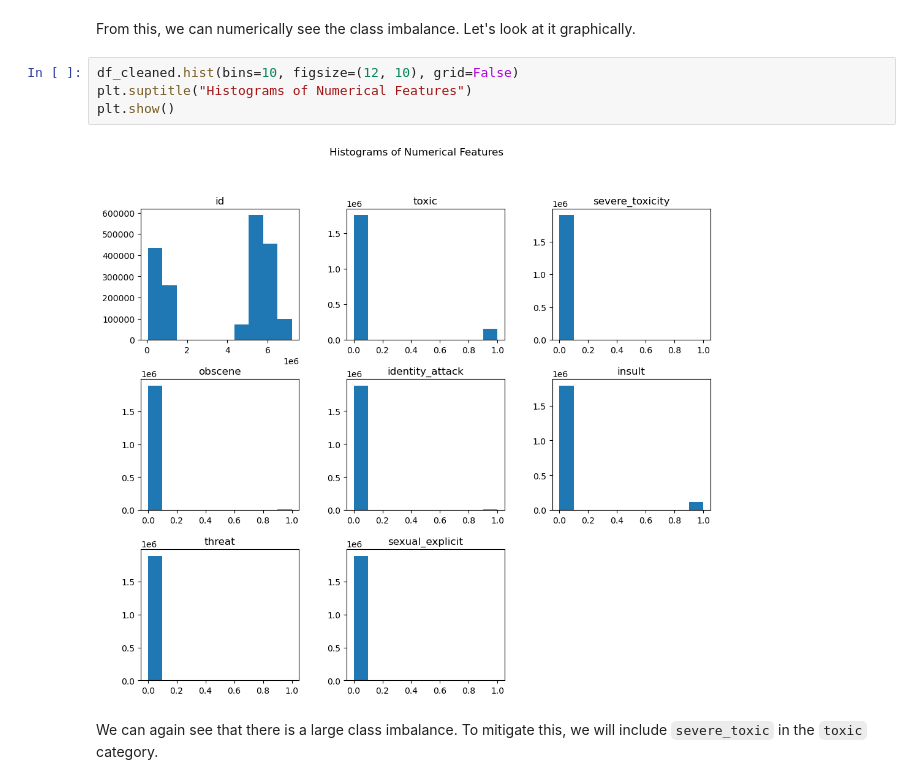
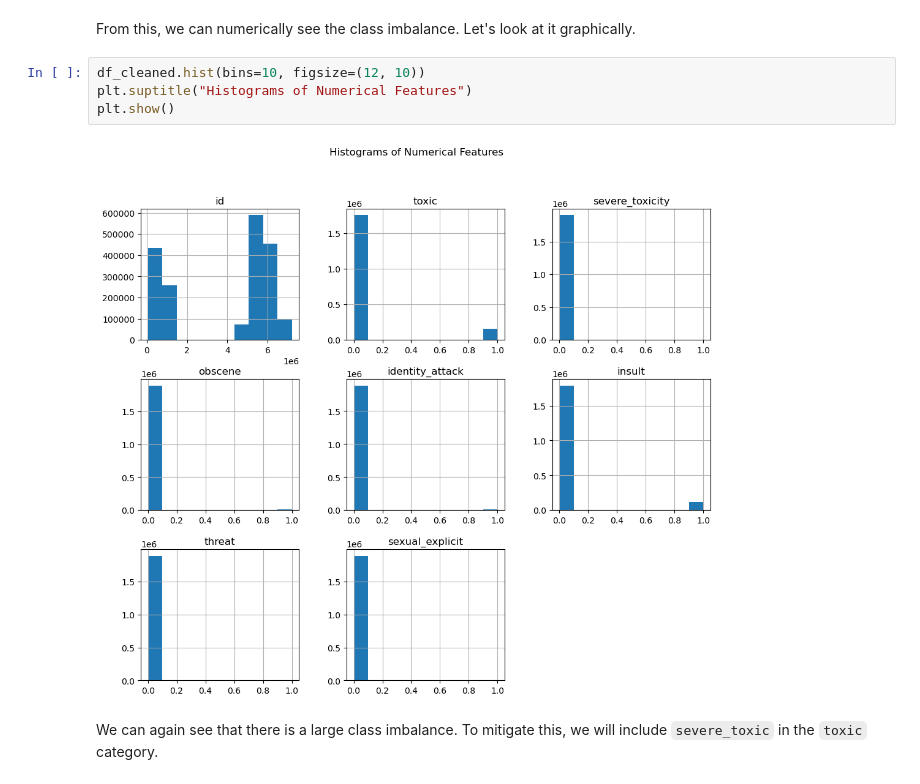
Before and after one commit to thexuanngu/toxicity, a Jupyter notebook: ms3.ipynb, the cells around one changed output. Saved outputs shown, nothing was run; the diff lists cells and outputs as text.

```diff
--- a/ms3.ipynb
+++ b/ms3.ipynb
@@ -85,11 +85,11 @@ max       1.000000e+00  1.000000e+00  1.000000e+00     1.000000e+00
 # %% [markdown]
 From this, we can numerically see the class imbalance. Let's look at it graphically.
 # %%
-df_cleaned.hist(bins=10, figsize=(12, 10), grid=False)
+df_cleaned.hist(bins=10, figsize=(12, 10))
 plt.suptitle("Histograms of Numerical Features")
 plt.show()
 # %% [output]
-[figure, old version]
+[figure, new version]
 # %% [markdown]
 We can again see that there is a large class imbalance. To mitigate this, we will include `severe_toxic` in the `toxic` category.
 # %%
```
Also changed, not shown: parts of 49 cells of this notebook.
